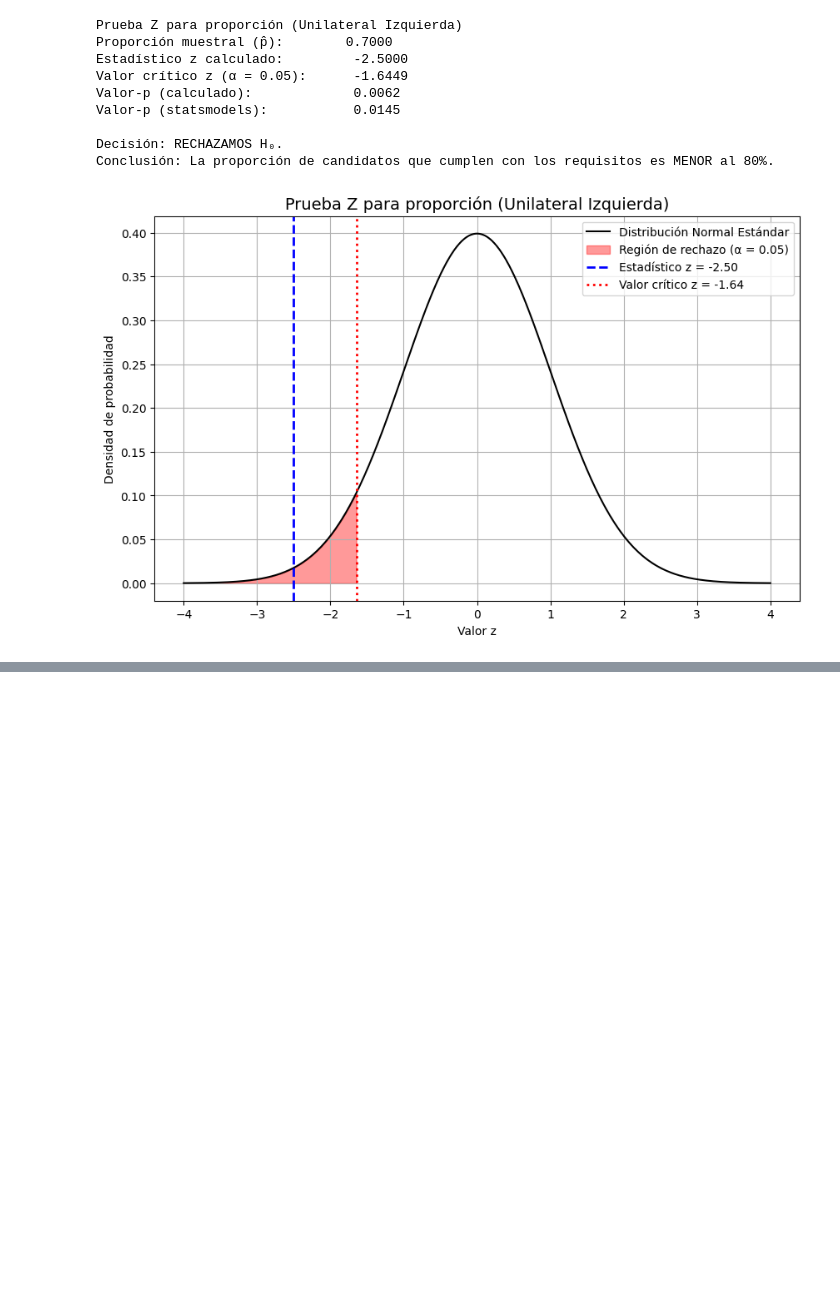
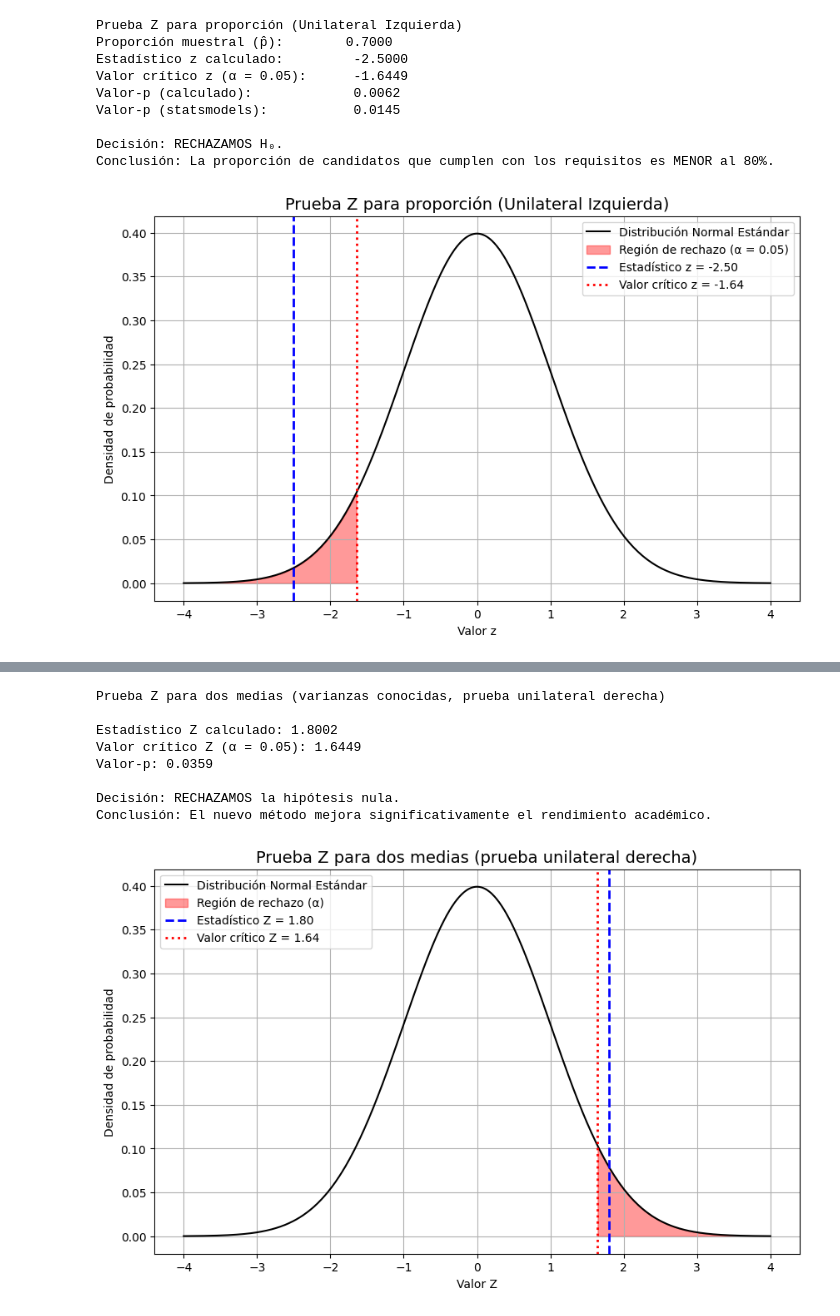
Before and after one commit to anfalear/notasestinferencial, a Jupyter notebook: notebooks/Practica04_PruebasHipotesis.ipynb, the cells around one changed output, grey strips where cells are left out. Saved outputs shown, nothing was run; the diff lists cells and outputs as text; code cells hidden in the pictures; blank space fills up the shorter version.

```diff
--- a/notebooks/Practica04_PruebasHipotesis.ipynb
+++ b/notebooks/Practica04_PruebasHipotesis.ipynb
@@ -801,0 +916,70 @@ Conclusión: La proporción de candidatos que cumplen con los requisitos es MENO
+# %%
+import numpy as np
+import matplotlib.pyplot as plt
+from scipy.stats import norm
+
+# Parámetros del problema
+mu1_muestra = 105    # Media del grupo nuevo método
+n1 = 40              # Tamaño muestra grupo nuevo método
+sigma1 = 12          # Desviación estándar poblacional grupo nuevo (conocida)
+
+mu2_muestra = 100    # Media grupo método tradicional
+n2 = 35              # Tamaño muestra grupo tradicional
+sigma2 = 12          # Desviación estándar poblacional grupo tradicional (conocida)
+
+alpha = 0.05         # Nivel de significancia (prueba unilateral derecha)
+
+# Cálculo estadístico Z para dos muestras independientes con varianzas conocidas
+z = (mu1_muestra - mu2_muestra) / np.sqrt((sigma1**2 / n1) + (sigma2**2 / n2))
+
+# Valor crítico para prueba unilateral derecha
+z_critico = norm.ppf(1 - alpha)
+
+# Cálculo del valor-p unilateral derecha
+p_valor = 1 - norm.cdf(z)
+
+# Resultados
+print("Prueba Z para dos medias (varianzas conocidas, prueba unilateral derecha)\n")
+print(f"Estadístico Z calculado: {z:.4f}")
+print(f"Valor crítico Z (α = 0.05): {z_critico:.4f}")
+print(f"Valor-p: {p_valor:.4f}")
+
+if z > z_critico:
+    print("\nDecisión: RECHAZAMOS la hipótesis nula.")
+    print("Conclusión: El nuevo método mejora significativamente el rendimiento académico.")
+else:
+    print("\nDecisión: NO rechazamos la hipótesis nula.")
+    print("Conclusión: No hay evidencia suficiente para afirmar que el nuevo método mejora el rendimiento.")
+
+# Visualización
+z_vals = np.linspace(-4, 4, 1000)
+pdf_vals = norm.pdf(z_vals)
+
+plt.figure(figsize=(10,6))
+plt.plot(z_vals, pdf_vals, color='black', label='Distribución Normal Estándar')
+
+# Sombrear región de rechazo (cola derecha)
+plt.fill_between(z_vals, 0, pdf_vals, where=(z_vals >= z_critico), color='red', alpha=0.4, label='Región de rechazo (α)')
+
+# Línea del estadístico Z calculado
+plt.axvline(z, color='blue', linestyle='--', linewidth=2, label=f'Estadístico Z = {z:.2f}')
+
+# Línea del valor crítico Z
+plt.axvline(z_critico, color='red', linestyle='dotted', linewidth=2, label=f'Valor crítico Z = {z_critico:.2f}')
+
+plt.title('Prueba Z para dos medias (prueba unilateral derecha)', fontsize=14)
+plt.xlabel('Valor Z')
+plt.ylabel('Densidad de probabilidad')
+plt.legend()
+plt.grid(True)
+plt.show()
+# %% [output]
+Prueba Z para dos medias (varianzas conocidas, prueba unilateral derecha)
+
+Estadístico Z calculado: 1.8002
+Valor crítico Z (α = 0.05): 1.6449
+Valor-p: 0.0359
+
+Decisión: RECHAZAMOS la hipótesis nula.
+Conclusión: El nuevo método mejora significativamente el rendimiento académico.
+[figure, added]
```
Also changed, not shown: parts of 23 cells of this notebook.
